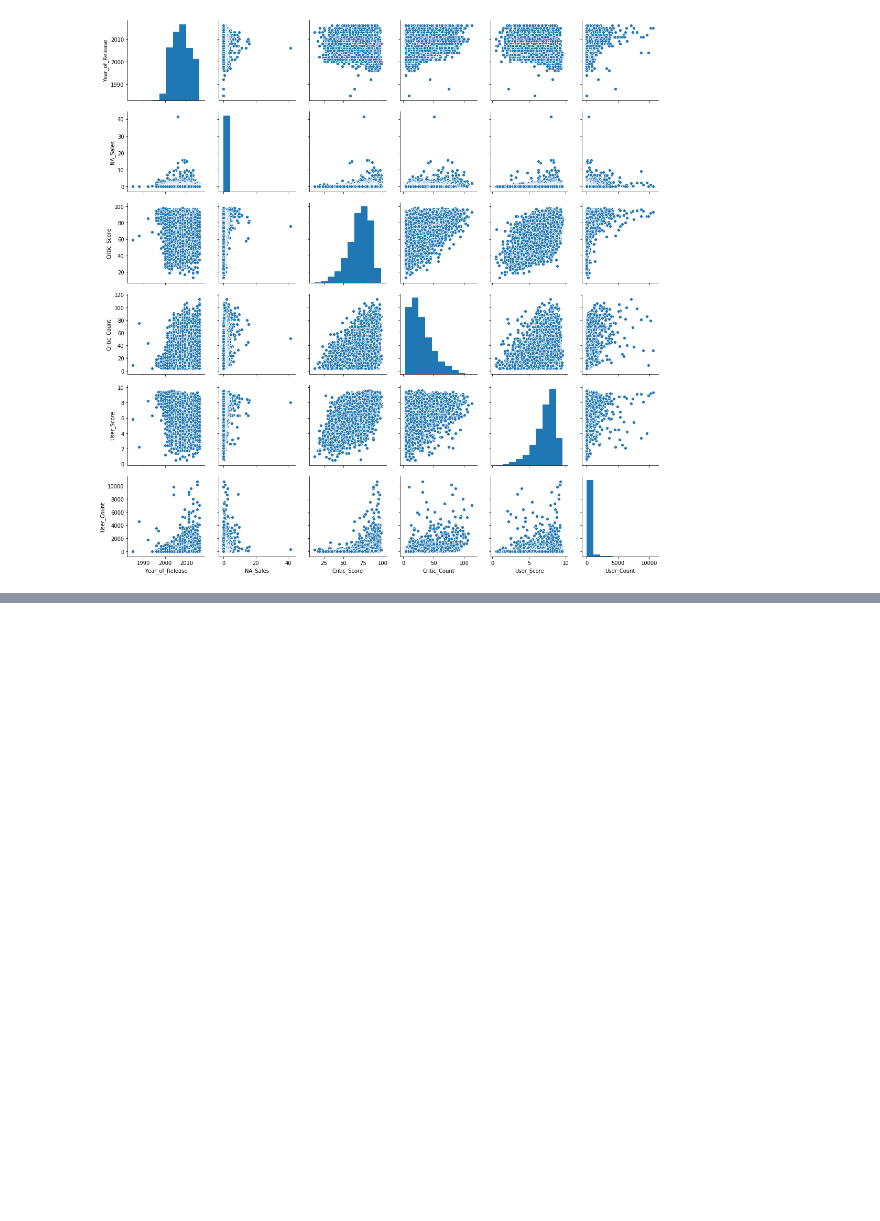
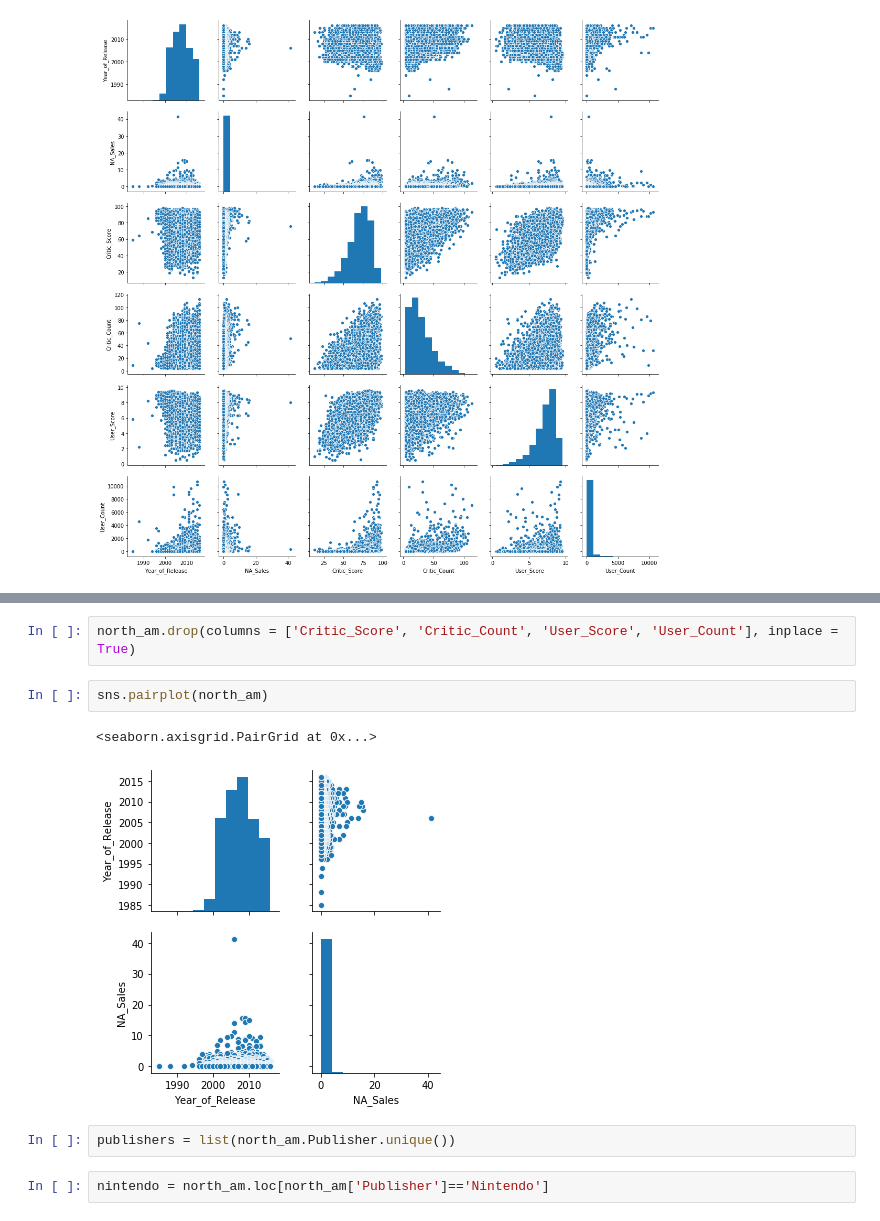
Before and after one commit to joseh4/projection_of_video_game_sales, a Jupyter notebook: joes-master.ipynb, the cells around one changed output, grey strips where cells are left out. Saved outputs shown, nothing was run; the diff lists cells and outputs as text; blank space fills up the shorter version.

```diff
--- a/joes-master.ipynb
+++ b/joes-master.ipynb
@@ -362,0 +404,11 @@ sns.pairplot(north_am);
+# %%
+north_am.drop(columns = ['Critic_Score', 'Critic_Count', 'User_Score', 'User_Count'], inplace = True)
+# %%
+sns.pairplot(north_am)
+# %% [output]
+<seaborn.axisgrid.PairGrid at 0x...>
+[figure, added]
+# %%
+publishers = list(north_am.Publisher.unique())
+# %%
+nintendo = north_am.loc[north_am['Publisher']=='Nintendo']
```
Also changed, not shown: parts of 40 cells of this notebook, 2 other files.
